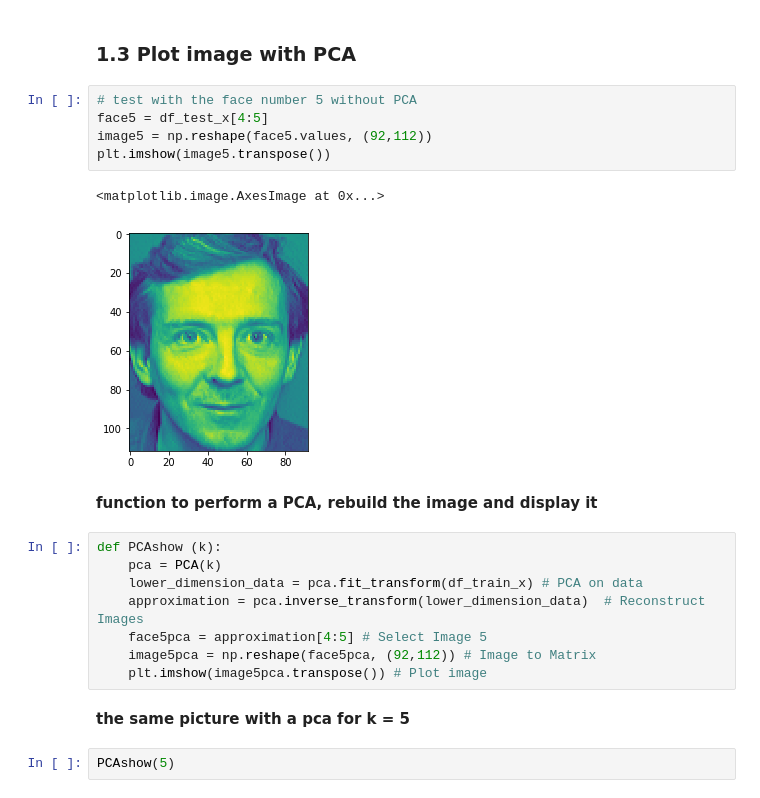
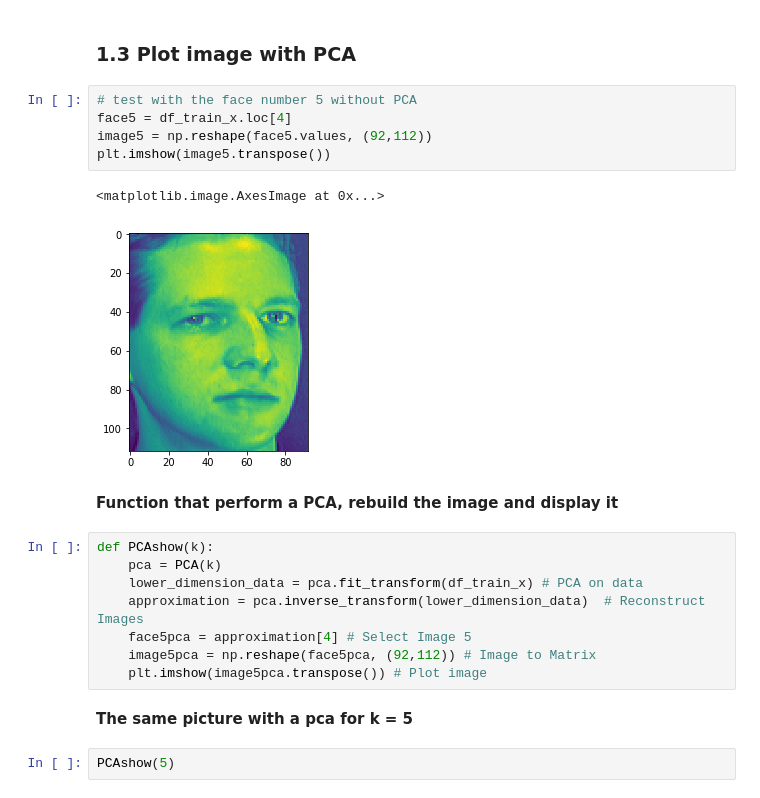
Before and after one commit to Maxabi/Faces-Classificator, a Jupyter notebook: src/exam.ipynb, the cells around one changed output. Drawn from its saved outputs; the diff is of its cells as text.

```diff
--- a/src/exam.ipynb
+++ b/src/exam.ipynb
@@ -140,24 +153,24 @@ X_reduced50.shape
 ### 1.3 Plot image with PCA
 # %%
 # test with the face number 5 without PCA
-face5 = df_test_x[4:5]
+face5 = df_train_x.loc[4]
 image5 = np.reshape(face5.values, (92,112))
 plt.imshow(image5.transpose())
 # %% [output]
 <matplotlib.image.AxesImage at 0x...>
-[figure, old version]
+[figure, new version]
 # %% [markdown]
-**function to perform a PCA, rebuild the image and display it**
+**Function that perform a PCA, rebuild the image and display it**
 # %%
-def PCAshow (k):
+def PCAshow(k):
     pca = PCA(k)
     lower_dimension_data = pca.fit_transform(df_train_x) # PCA on data
     approximation = pca.inverse_transform(lower_dimension_data)  # Reconstruct Images
-    face5pca = approximation[4:5] # Select Image 5
+    face5pca = approximation[4] # Select Image 5
     image5pca = np.reshape(face5pca, (92,112)) # Image to Matrix
     plt.imshow(image5pca.transpose()) # Plot image
 # %% [markdown]
-**the same picture with a pca for k = 5**
+**The same picture with a pca for k = 5**
 # %%
 PCAshow(5)
 # %% [output]
```
Also changed, not shown: parts of 28 cells of this notebook.
